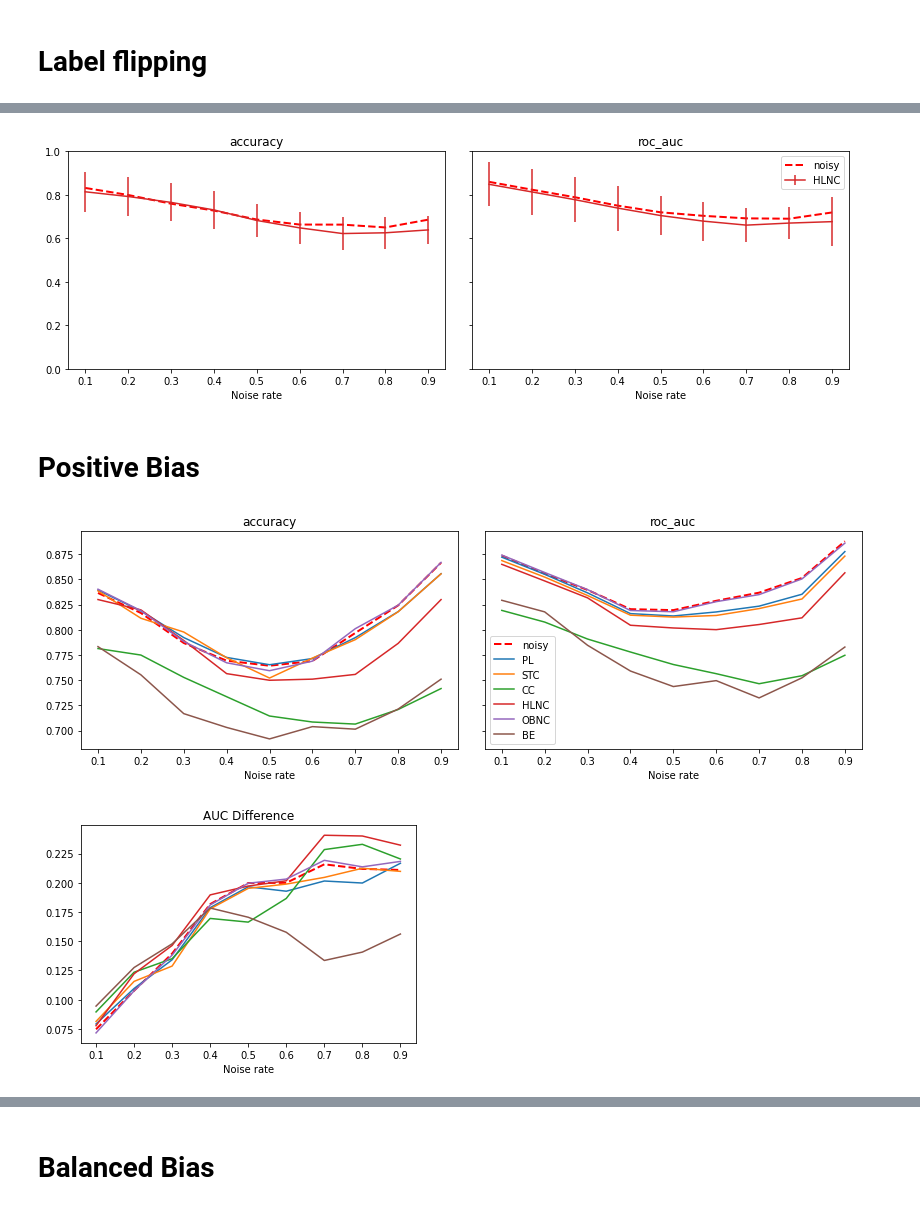
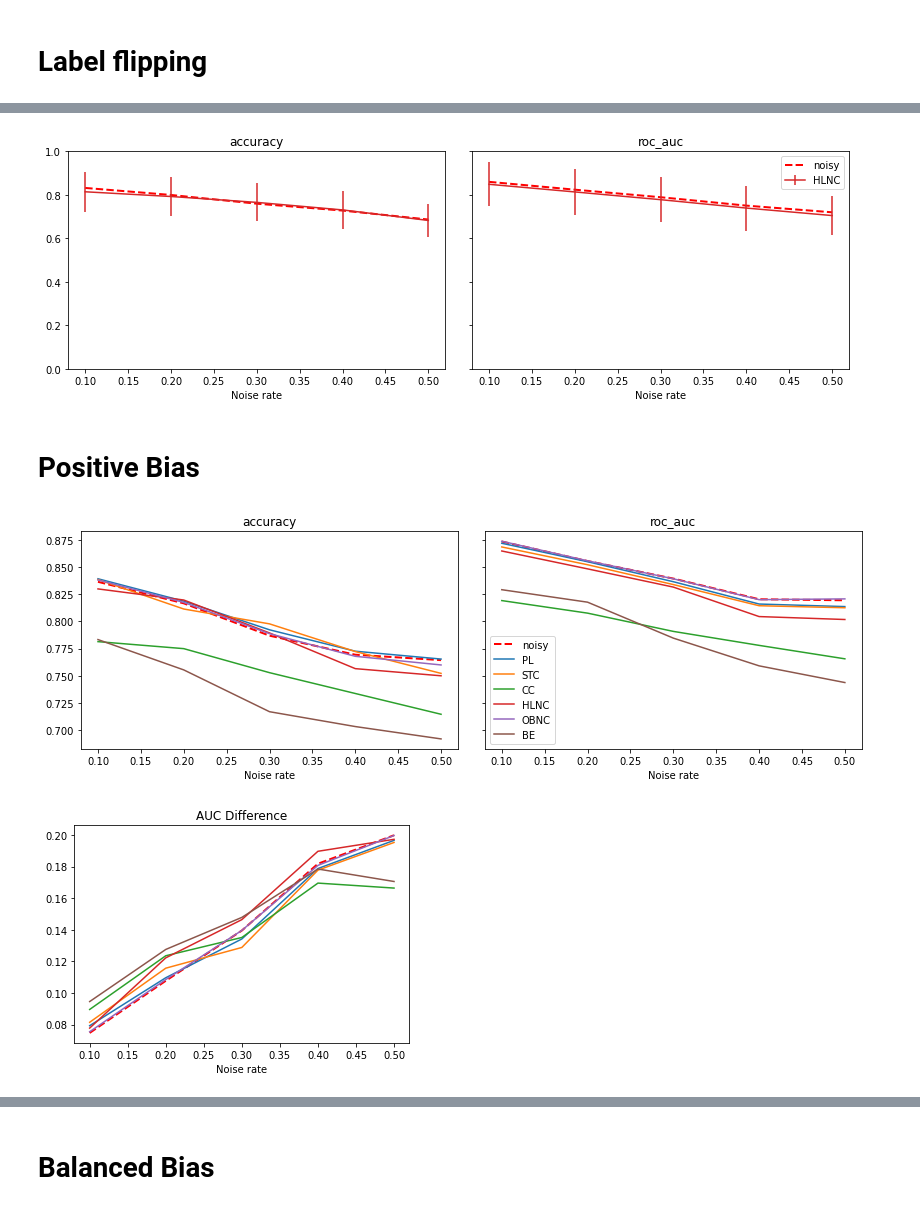
Before and after one commit to reluzita/rewriting-history, a Jupyter notebook: result_analysis/noisy_test_set_analysis.ipynb, the cells around one changed output, grey strips where cells are left out. Drawn from its saved outputs; the diff is of its cells as text; code cells hidden in the pictures.

```diff
--- a/result_analysis/noisy_test_set_analysis.ipynb
+++ b/result_analysis/noisy_test_set_analysis.ipynb
@@ -10,6 +10,8 @@ experiments = ['phishing_having_IP_Address', 'bank_housing', 'monks1_attr3', 'bi
                 'credit_A1', 'sick_referral_source_other', 'vote_immigration', 'ads_local', 'churn_voice_mail_plan']
 
 noise_types = ['random', 'flip', 'bias', 'balanced_bias']
+
+nr = [i/10 for i in range(1, 6)]
 # %%
 pred_metrics = ['accuracy', 'roc_auc']
 
@@ -48,14 +50,14 @@ show_all_metrics_pred('flip', 'noisy', algorithms, experiments, runs)
 # %%
 for alg in ['HLNC']:
-    show_all_metrics_pred('flip', 'noisy', [alg], experiments, runs, True)
+    show_all_metrics_pred('flip', 'noisy', [alg], experiments, runs, nr, True)
 # %% [output]
-[figure, old version]
+[figure, new version]
 # %% [markdown]
 # Positive Bias
 # %%
-show_all_metrics_pred('bias', 'noisy', algorithms, experiments, runs)
-show_metric_aggregated('bias', 'noisy', 'auc_difference', plt.gca(), f'AUC Difference', algorithms, experiments, runs)
-show_all_metrics_fair('bias', 'noisy', algorithms, experiments, runs)
+show_all_metrics_pred('bias', 'noisy', algorithms, experiments, runs, nr)
+show_metric_aggregated('bias', 'noisy', 'auc_difference', plt.gca(), f'AUC Difference', algorithms, experiments, runs, nr)
+show_all_metrics_fair('bias', 'noisy', algorithms, experiments, runs, nr)
 # %% [output]
-[figure, old version]
+[figure, new version]
-[figure, old version]
+[figure, new version]
```
Also changed, not shown: parts of 11 cells of this notebook, 9 other files.
